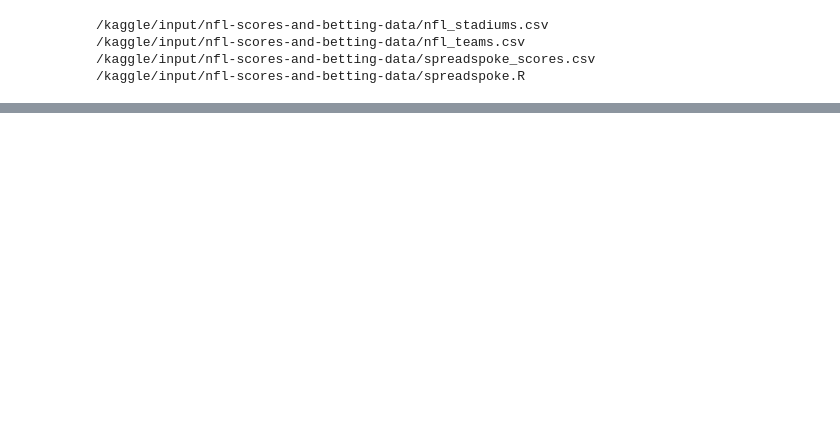
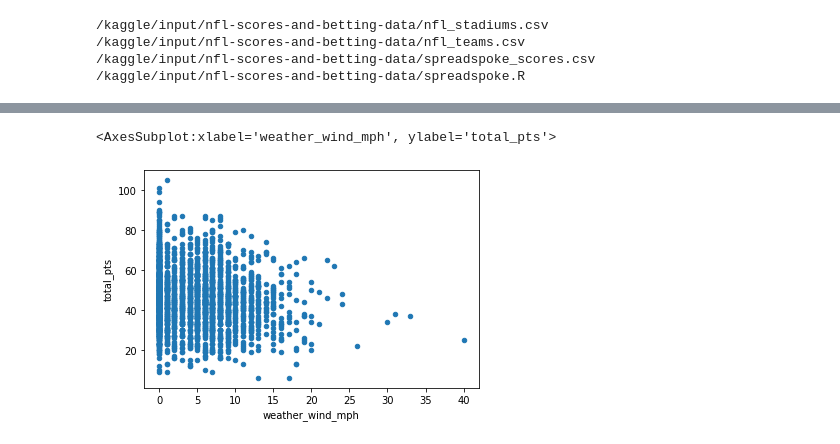
Before and after one commit to arya3364/How-Weather-Effects-Football-Games, a Jupyter notebook: nfl-scores-and-data.ipynb, the cells around one changed output, grey strips where cells are left out. Saved outputs shown, nothing was run; the diff lists cells and outputs as text; code cells hidden in the pictures; blank space fills up the shorter version.

```diff
--- a/nfl-scores-and-data.ipynb
+++ b/nfl-scores-and-data.ipynb
@@ -33,0 +64,3 @@ data.head()
+# %%
+games_2010s["total_pts"] = games_2010s.score_home + games_2010s.score_away
+games_2010s
@@ -33,0 +86,5 @@ data.head()
+# %%
+games_2010s.plot(kind = 'scatter', x = 'weather_wind_mph', y = 'total_pts')
+# %% [output]
+<AxesSubplot:xlabel='weather_wind_mph', ylabel='total_pts'>
+[figure, added]
```
Also changed, not shown: parts of 6 cells of this notebook.
